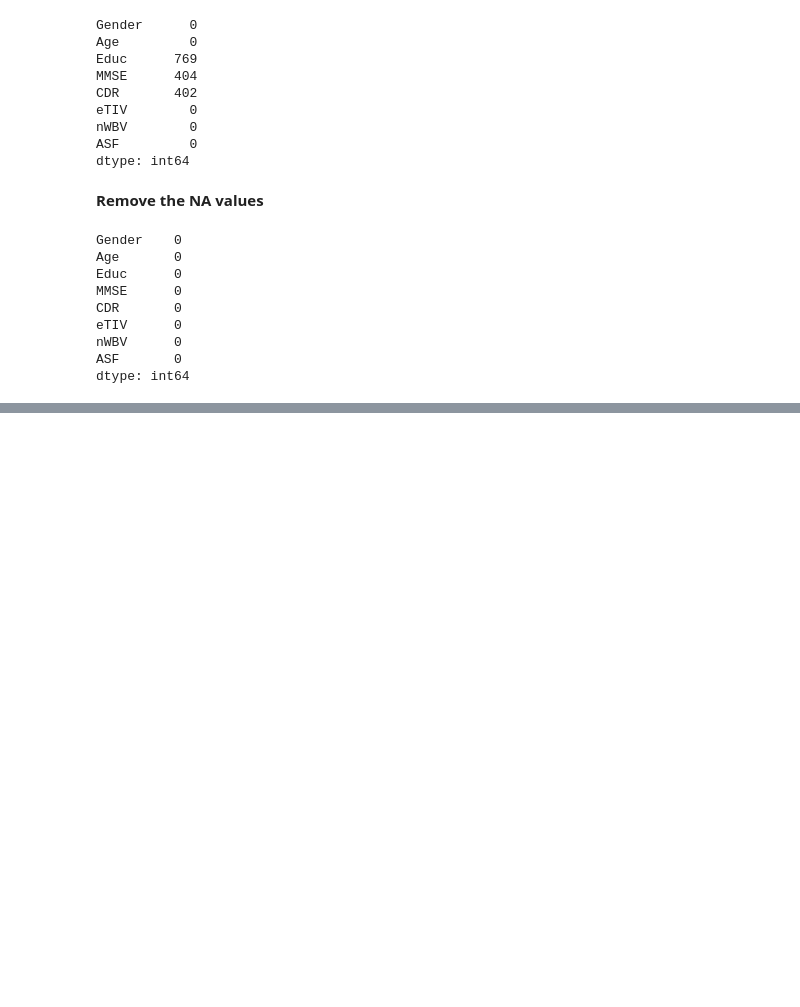
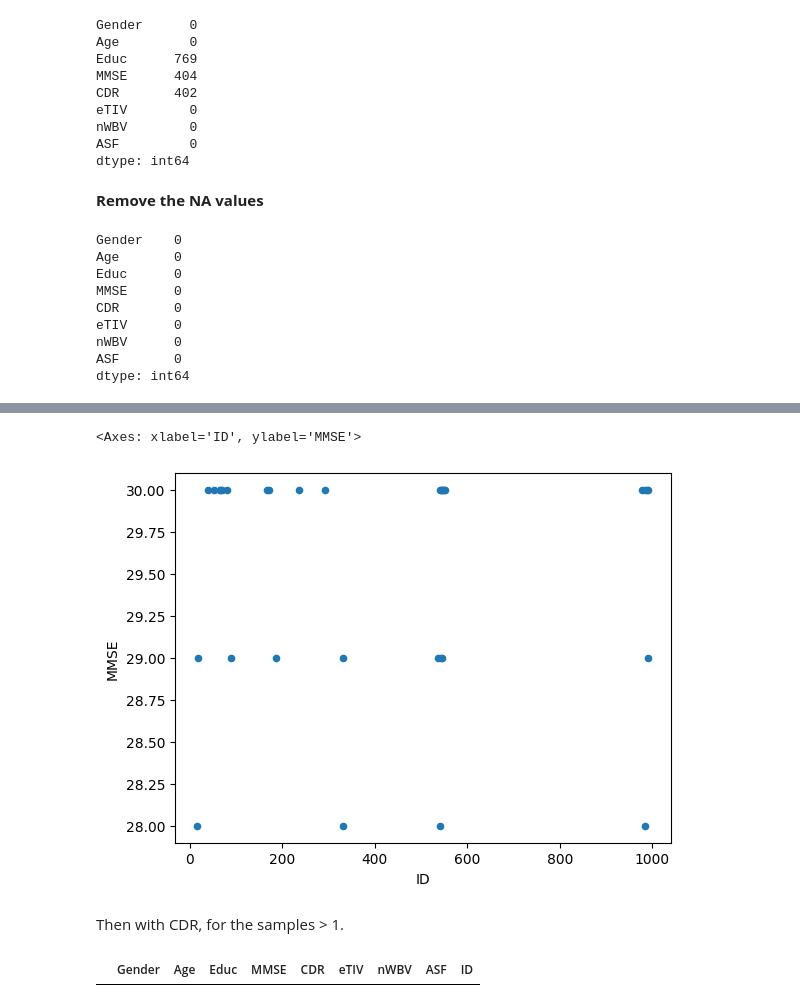
Before and after one commit to Steevei/Alzheimer-Prediction-, a Jupyter notebook: alzheimers-prediction.ipynb, the cells around one changed output, grey strips where cells are left out. Drawn from its saved outputs; the diff is of its cells as text; code cells hidden in the pictures; blank space fills up the shorter version.

```diff
--- a/alzheimers-prediction.ipynb
+++ b/alzheimers-prediction.ipynb
@@ -145,0 +231,2 @@ dtype: int64
+# %%
+final_data = final_data[final_data['Age']<=50.00]
@@ -145,0 +255,11 @@ dtype: int64
+# %%
+final_data[['ID','MMSE']].plot(kind='scatter', x='ID', y='MMSE')
+# %% [output]
+<Axes: xlabel='ID', ylabel='MMSE'>
+[figure, added]
+# %% [markdown]
+Then with CDR, for the samples > 1.
+# %%
+final_data[final_data['CDR']> 1]
+# %% [output]
+|  | Gender | Age | Educ | MMSE | CDR | eTIV | nWBV | ASF | ID |
```
Also changed, not shown: parts of 16 cells of this notebook.
